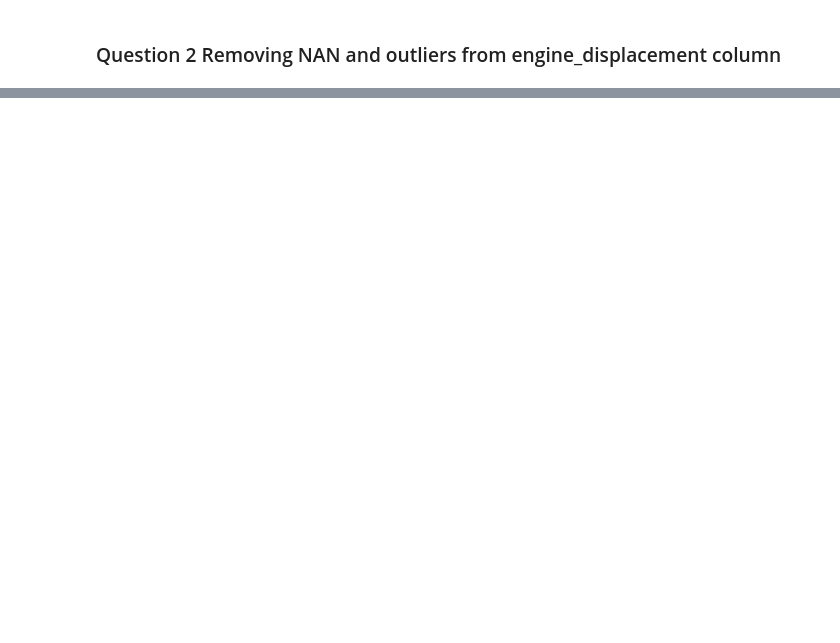
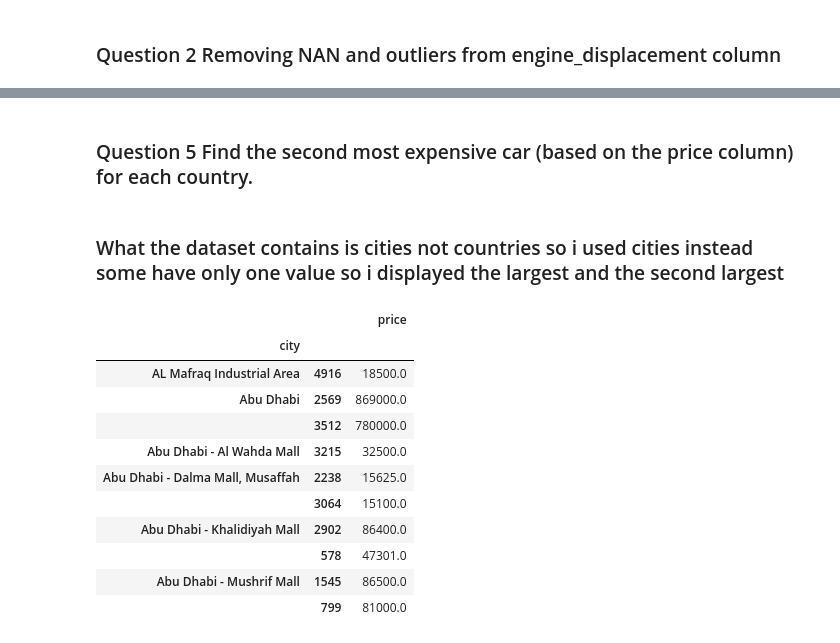
Before and after one commit to evabanegacom/Data-Engineering, a Jupyter notebook: De-Test.ipynb, the cells around one changed output, grey strips where cells are left out. Cells and saved outputs as stored; diff of their text form; code cells hidden in the pictures; blank space fills up the shorter version.

```diff
--- a/De-Test.ipynb
+++ b/De-Test.ipynb
@@ -37,2 +57,0 @@ data['engine_displacement'] = data['engine_displacement'].replace(['none'],'NaN'
-# %%
-data.drop('engine_displacement', inplace=True, axis=1)
@@ -40,0 +58,4 @@ data['tags'].isna().sum()
+# %%
+data['engine_displacement'] = data['engine_displacement'].astype(float)
+# %%
+data['engine_displacement'] = data['engine_displacement'].fillna((data['engine_displacement'].median()))
@@ -40,0 +93,2 @@ data['tags'].isna().sum()
+# %%
+data['engine_displacement'] = [x if(x >=1.5 <=5.6) else 1.5 for x in list(data['engine_displacement'])]
@@ -61,6 +151,23 @@ data['compares'] = ['matches' if(i==True) and (j==True) else 'doesn match' for i
+# %% [markdown]
+### Question 5 Find the second most expensive car (based on the price column) for each country.
+# %% [markdown]
+### What the dataset contains is cities not countries so i used cities instead some have only one value so i displayed the largest and the second largest
 # %%
 city_ = data.groupby('city')
 # %%
 smallest = city_['price'].nlargest(2)
 # %%
-pd.DataFrame(smallest)[:30]
+pd.DataFrame(smallest)[:10]
+# %% [output]
+|  |  | price |
+| city |  |  |
+| AL Mafraq Industrial Area | 4916 | 18500.0 |
+| Abu Dhabi | 2569 | 869000.0 |
+|  | 3512 | 780000.0 |
+| Abu Dhabi - Al Wahda Mall | 3215 | 32500.0 |
+| Abu Dhabi - Dalma Mall, Musaffah | 2238 | 15625.0 |
+|  | 3064 | 15100.0 |
+| Abu Dhabi - Khalidiyah Mall | 2902 | 86400.0 |
+|  | 578 | 47301.0 |
+| Abu Dhabi - Mushrif Mall | 1545 | 86500.0 |
+|  | 799 | 81000.0 |
```
Also changed, not shown: parts of 50 cells of this notebook.
